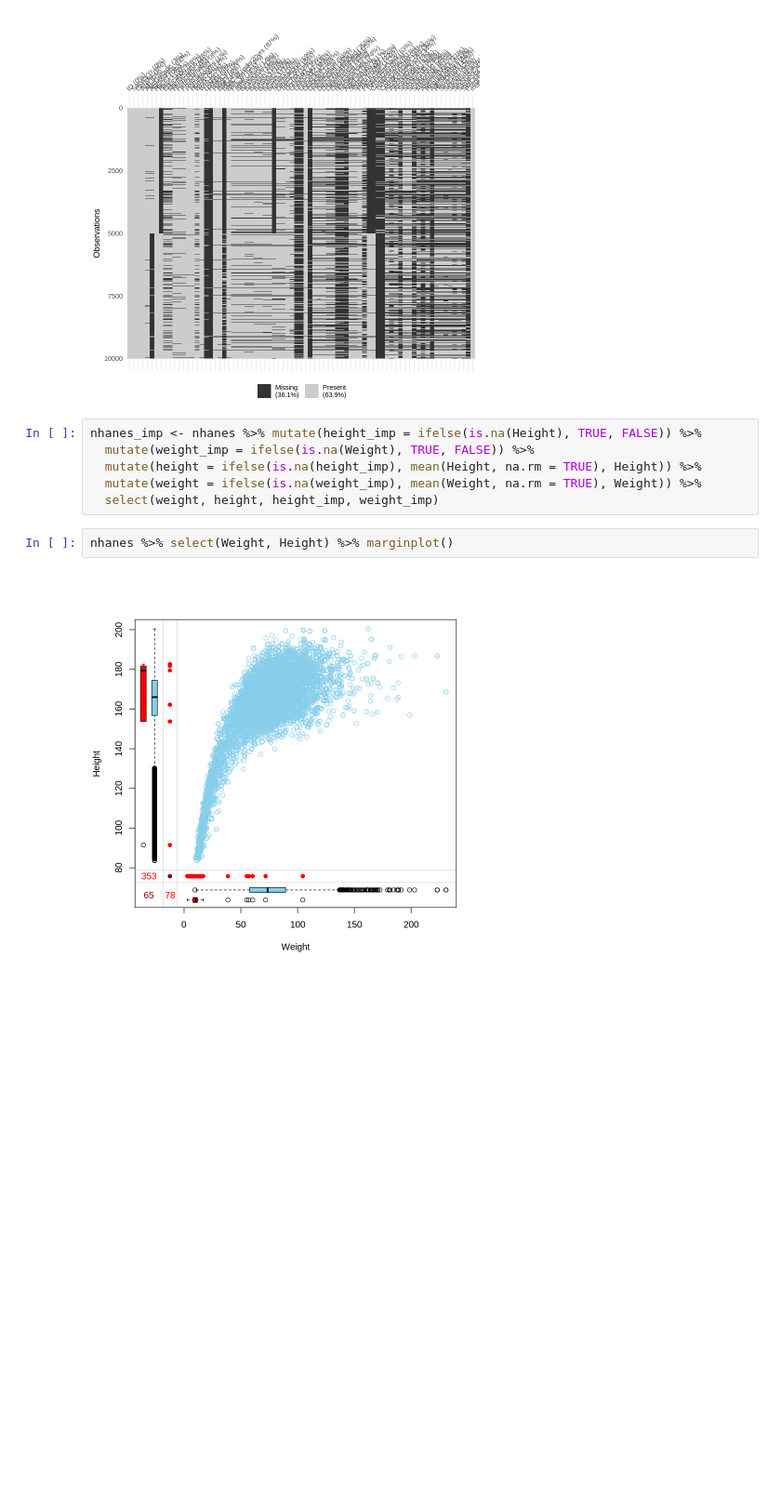
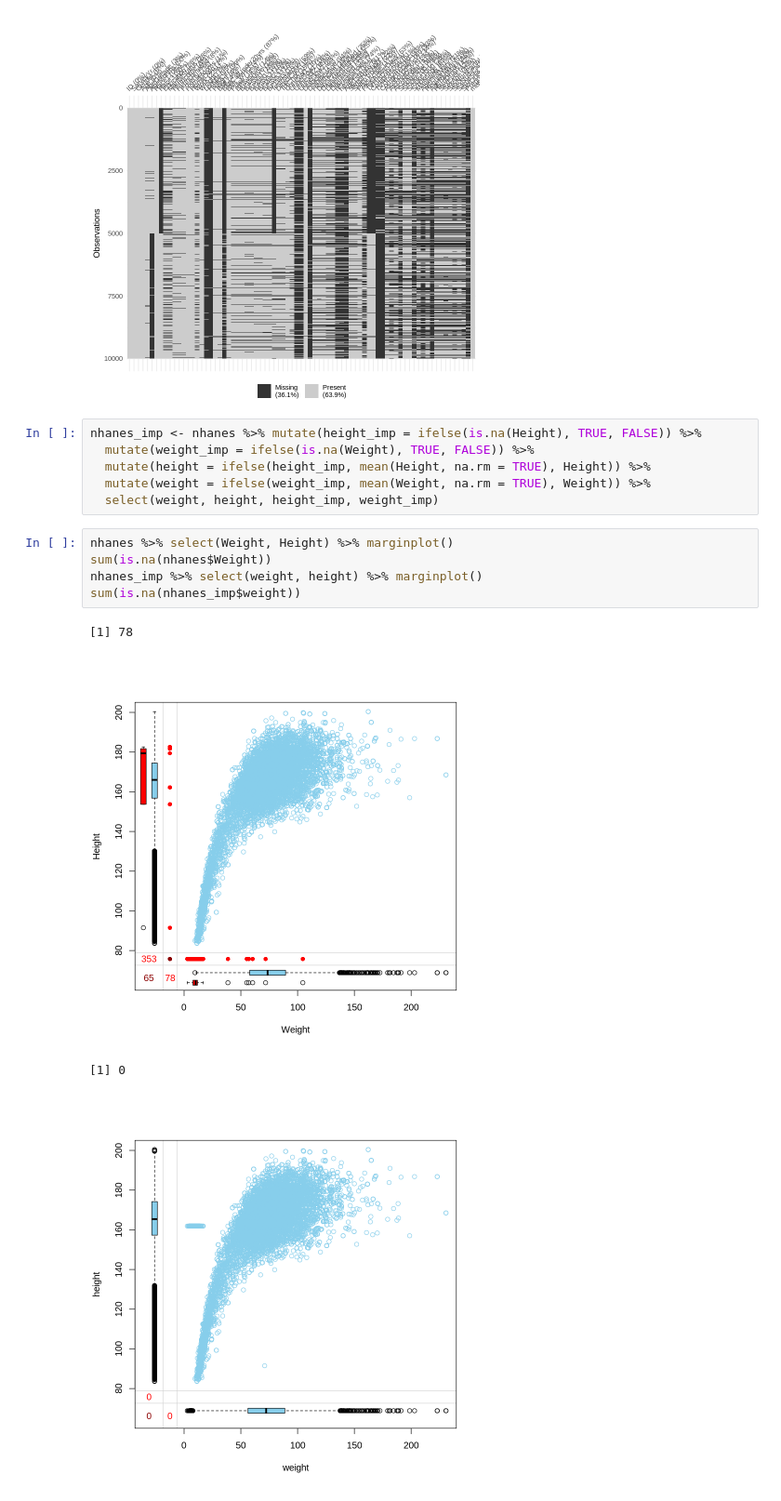
Before and after one commit to tarutear/2025-1, a Jupyter notebook: Introduction_to_R.ipynb, the cells around one changed output. Shown at 93% size. Drawn from its saved outputs; the diff is of its cells as text; blank space fills up the shorter version.

```diff
--- a/Introduction_to_R.ipynb
+++ b/Introduction_to_R.ipynb
@@ -152,10 +144,16 @@ nhanes %>% vis_miss()
 # %%
 nhanes_imp <- nhanes %>% mutate(height_imp = ifelse(is.na(Height), TRUE, FALSE)) %>%
   mutate(weight_imp = ifelse(is.na(Weight), TRUE, FALSE)) %>%
-  mutate(height = ifelse(is.na(height_imp), mean(Height, na.rm = TRUE), Height)) %>%
-  mutate(weight = ifelse(is.na(weight_imp), mean(Weight, na.rm = TRUE), Weight)) %>%
+  mutate(height = ifelse(height_imp, mean(Height, na.rm = TRUE), Height)) %>%
+  mutate(weight = ifelse(weight_imp, mean(Weight, na.rm = TRUE), Weight)) %>%
   select(weight, height, height_imp, weight_imp)
-# %%
-nhanes %>% select(Weight, Height) %>% marginplot()
-# %% [output]
-[figure, removed]
+# %%
+nhanes %>% select(Weight, Height) %>% marginplot()
+sum(is.na(nhanes$Weight))
+nhanes_imp %>% select(weight, height) %>% marginplot()
+sum(is.na(nhanes_imp$weight))
+# %% [output]
+[1] 78
+[figure, added]
+[1] 0
+[figure, added]
```
Also changed, not shown: parts of 2 cells of this notebook.
